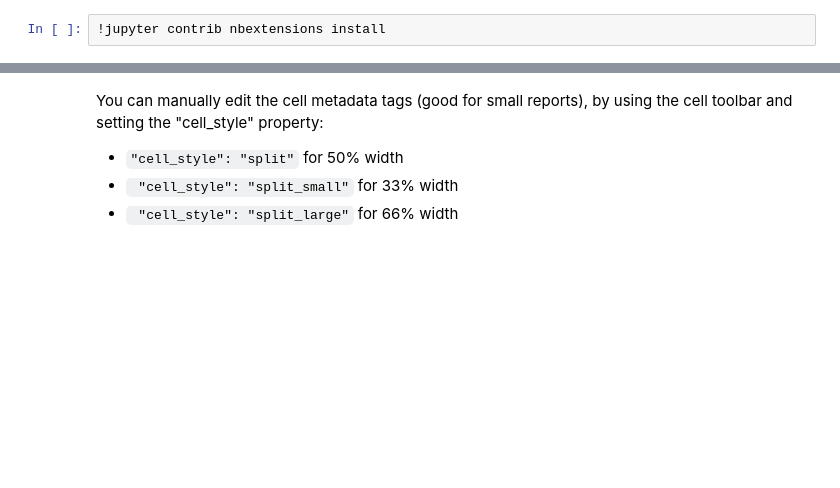
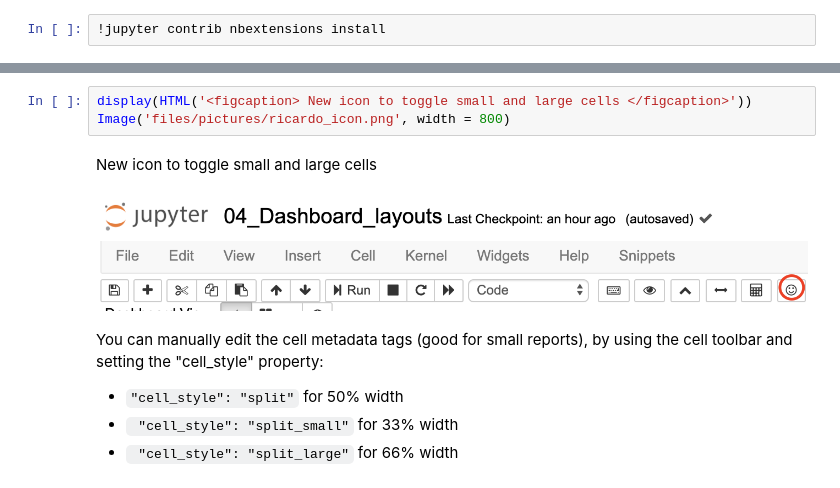
Before and after one commit to Farraen/ricardo_template_style, a Jupyter notebook: 04_Dashboard_layouts.ipynb, the cells around one changed output, grey strips where cells are left out. Cells and saved outputs as stored; diff of their text form; blank space fills up the shorter version.

Commit message:
feat: add toggle button to custom extension

```diff
--- a/04_Dashboard_layouts.ipynb
+++ b/04_Dashboard_layouts.ipynb
@@ -288,3 +292,9 @@ New split cells option
+# %%
+display(HTML('<figcaption> New icon to toggle small and large cells </figcaption>'))
+Image('files/pictures/ricardo_icon.png', width = 800)
+# %% [output]
+New icon to toggle small and large cells
+[figure, added]
 # %% [markdown]
 You can manually edit the cell metadata tags (good for small reports), by using the cell toolbar and setting the "cell_style" property:
 
```
Also changed, not shown: parts of 9 cells of this notebook, 10 other files.
